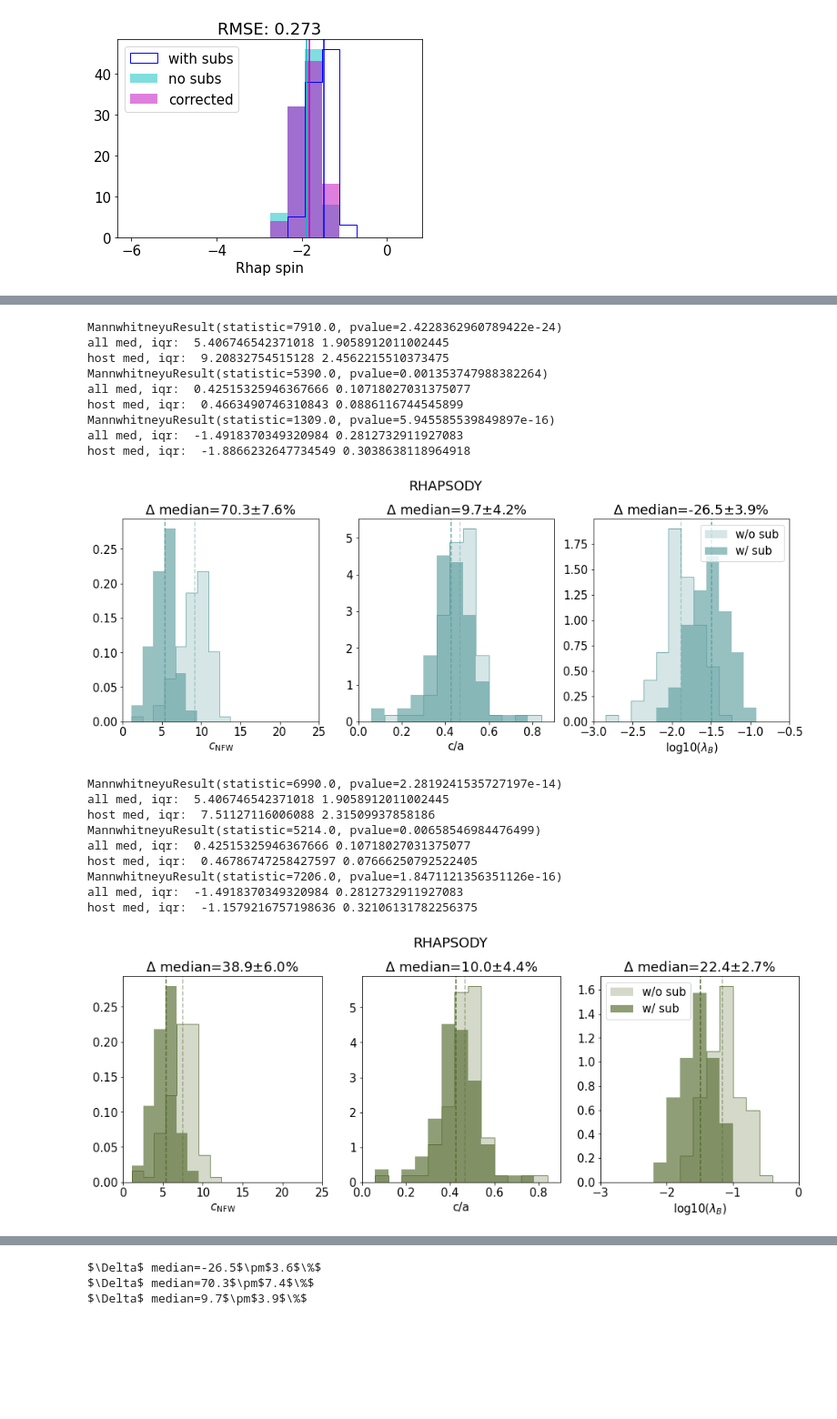
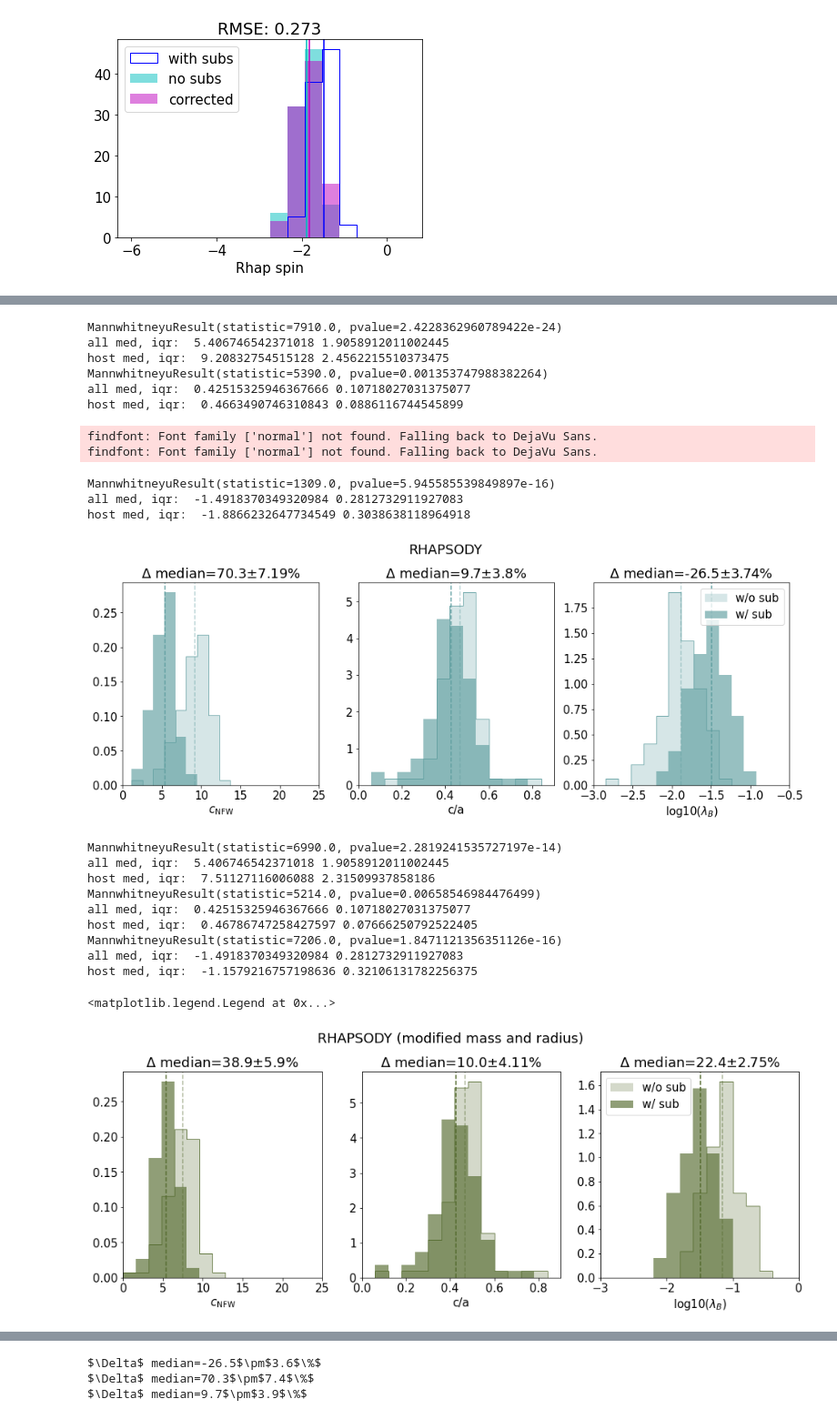
Before and after one commit to lmezini/SubhaloProperties, a Jupyter notebook: data_analysis.ipynb, the cells around one changed output, grey strips where cells are left out. Shown: that part at 91% size. Saved outputs shown, nothing was run; the diff lists cells and outputs as text; code cells hidden in the pictures; blank space fills up the shorter version.

```diff
--- a/data_analysis.ipynb
+++ b/data_analysis.ipynb
@@ -48,10 +48,11 @@ df_all_rhap_rock = data_all_rhap_rock.to_pandas()
 #data_ns_rhap_rm = ascii.read('host_rhap_rock_mass.table') #rhapsody no subhalos,rockstar Mvir
 #df_ns_rhap_rm = data_ns_rhap_rm.to_pandas()
 
-df_all_rhap_rm = ascii.read('rhap_all_props_recalc.table').to_pandas()
-df_ns_rhap_rm = ascii.read('rhap_host_props_recalc.table').to_pandas()
+df_all_rhap_rm = ascii.read('rhap_all_props_1rvir.table').to_pandas()
+df_ns_rhap_rm = ascii.read('rhap_host_props_1rvir.table').to_pandas()
 
-df_ns_rhap_rm_new_rvir = ascii.read('rhap_all_props_new_mvir_rvir.table').to_pandas()
+df_ns_rhap_rm_new_rvir = ascii.read('rhap_host_props_new_rvir_mvir.table').to_pandas()
+df_ns_mwm_rm_new_rvir = ascii.read('mwm_host_new_rvir_mvir.table').to_pandas()
 
 data_og_mmmz = ascii.read('host_og_vals_mw_new2.table') #milky way data from hlists w/ scale factor info
 df_og_mmmz = data_og_mmmz.to_pandas()
@@ -89,9 +90,13 @@ rhap_no_norm_shape = np.load('rhap_w_sub_shape.npz')['c_to_a']
 rhap_host_shape_no_norm = np.load('rhap_host_shape_no_norm.npz')['c_to_a']
 rhap_no_norm_shape_1_it = np.load('rhap_host_shape_no_norm_1_it.npz')['c_to_a']
 
-recalc_rvir_mvir = np.load('recalc_rvir_mvir_host.npz')
-recalc_rvir = recalc_rvir_mvir['rvir']
-recalc_mvir = recalc_rvir_mvir['mvir']
+rhap_recalc_rvir_mvir = np.load('recalc_rvir_mvir_host.npz')
+rhap_recalc_rvir = rhap_recalc_rvir_mvir['rvir']
+rhap_recalc_mvir = rhap_recalc_rvir_mvir['mvir']
+
+mwm_recalc_rvir_mvir = np.load('mwm_recalc_rvir_mvir_host.npz')
+mwm_recalc_rvir = mwm_recalc_rvir_mvir['rvir']
+mwm_recalc_mvir = mwm_recalc_rvir_mvir['mvir']
 # %%
 rhap_sub_masses = np.load('sub_masses.npy')
 mwm_sub_masses = np.load('mwm_sub_mass.npy')
@@ -718,7 +687,7 @@ err1 = np.sqrt( np.std(df_all_rhap_rm['calc_cs'])**2 + np.std(df_ns_rhap_rm['cal
 err2 = diff*np.sqrt( (err1/(np.median(df_all_rhap_rm['calc_cs'])-np.median(df_ns_rhap_rm['calc_cs'])))**2+ (np.std(df_all_rhap_rm['calc_cs'])/np.median(df_all_rhap_rm['calc_cs']))**2 )
 diff = -100*(np.median((df_all_rhap_rm['calc_cs']))-np.median((df_ns_rhap_rm['calc_cs'])))/np.median((df_all_rhap_rm['calc_cs']))
 err_margin = 100*get_med_shift_err(df_all_rhap_rm['calc_cs'],df_ns_rhap_rm['calc_cs'],n_smpls=n_samples)
-textstr = '$\Delta$ median={}$\pm${}$\%$'.format(round(diff,1),round(err_margin,1))
+textstr = '$\Delta$ median={}$\pm${}$\%$'.format(round(diff,1),round(err_margin,2))
 
 ax1.set_title(textstr)#,fontsize=15)
 ax1.set_xlabel('$c_\mathrm{NFW}$',fontsize=15)
@@ -741,7 +710,7 @@ print("host med, iqr: ",np.median(df_ns_rhap_rm['calc_shape']),iqr(df_ns_rhap_rm
 
 diff = -100*(np.median((df_all_rhap_rm['calc_shape']))-np.median((df_ns_rhap_rm['calc_shape'])))/np.median((df_all_rhap_rm['calc_shape']))
 err_margin = 100*get_med_shift_err(df_all_rhap_rm['calc_shape'],df_ns_rhap_rm['calc_shape'],n_smpls=n_samples)
-textstr = '$\Delta$ median={}$\pm${}$\%$'.format(round(diff,1),round(err_margin,1))
+textstr = '$\Delta$ median={}$\pm${}$\%$'.format(round(diff,1),round(err_margin,2))
 
 ax2.set_title(textstr)#,fontsize=15)
 
@@ -766,11 +735,11 @@ ax3.axvline(np.median(np.log10(df_ns_rhap_rm['calc_spin'])),linestyle = '--',col
 
 diff = 100*(np.median(np.log10(df_all_rhap_rm['calc_spin']))-np.median(np.log10(df_ns_rhap_rm['calc_spin'])))/np.median(np.log10(df_all_rhap_rm['calc_spin']))
 err_margin = 100*get_med_shift_err(np.log10(df_all_rhap_rm['calc_spin']),np.log10(df_ns_rhap_rm['calc_spin']),n_smpls=n_samples)
-textstr = '$\Delta$ median={}$\pm${}$\%$'.format(round(diff,1),round(err_margin,1))
+textstr = '$\Delta$ median={}$\pm${}$\%$'.format(round(diff,1),round(err_margin,2))
 ax3.set_xlim(-3,-0.5)
 ax3.set_title(textstr)
 ax3.legend()
-plt.savefig('rhap_host_ws_wos_rm_compare.png',bbox_inches='tight')
+#plt.savefig('rhap_host_ws_wos_rm_compare.png',bbox_inches='tight',dpi=200)
 # %% [output]
 MannwhitneyuResult(statistic=7910.0, pvalue=2.4228362960789422e-24)
 all med, iqr:  5.406746542371018 1.9058912011002445
@@ -778,10 +747,12 @@ host med, iqr:  9.20832754515128 2.4562215510373475
 MannwhitneyuResult(statistic=5390.0, pvalue=0.001353747988382264)
 all med, iqr:  0.42515325946367666 0.10718027031375077
 host med, iqr:  0.4663490746310843 0.0886116744545899
-MannwhitneyuResult(statistic=1309.0, pvalue=5.945585539849897e-16)
-all med, iqr:  -1.4918370349320984 0.2812732911927083
-host med, iqr:  -1.8866232647734549 0.3038638118964918
+findfont: Font family ['normal'] not found. Falling back to DejaVu Sans.
+findfont: Font family ['normal'] not found. Falling back to DejaVu Sans.
+MannwhitneyuResult(statistic=1309.0, pvalue=5.945585539849897e-16)
+all med, iqr:  -1.4918370349320984 0.2812732911927083
+host med, iqr:  -1.8866232647734549 0.3038638118964918
-[figure, old version]
+[figure, new version]
 # %%
 font = {'family' : 'normal',
         'weight' : 'normal',
@@ -791,10 +762,9 @@ color='darkolivegreen'
 n_samples = len(df_all_rhap_rm)
 rc('font', **font)
 fig, (ax1, ax2, ax3) = plt.subplots(1, 3,figsize=(16,5))
-fig.suptitle('RHAPSODY',y=1.025)
+fig.suptitle('RHAPSODY (modified mass and radius)',y=1.025)
 plt.rcParams['axes.facecolor'] = '1.'
-bins = np.arange(min(df_all_rhap_rm['calc_cs']),15.0,1.4)
-
+bins = np.arange(0,25.0,1.6)
 ax1.hist(df_ns_rhap_rm_new_rvir['calc_cs'],alpha=0.25,bins = bins,label='Subs Excluded',density=True,color=color)
 ax1.hist(df_ns_rhap_rm_new_rvir['calc_cs'],alpha=0.8,bins = bins,density=True,color=color,histtype='step')
 ax1.hist(df_all_rhap_rm['calc_cs'],alpha=0.65,bins = bins,density=True,label='Subs Included',color=color)
@@ -814,7 +784,7 @@ err1 = np.sqrt( np.std(df_all_rhap_rm['calc_cs'])**2 + np.std(df_ns_rhap_rm_new_
 err2 = diff*np.sqrt( (err1/(np.median(df_all_rhap_rm['calc_cs'])-np.median(df_ns_rhap_rm_new_rvir['calc_cs'])))**2+ (np.std(df_all_rhap_rm['calc_cs'])/np.median(df_all_rhap_rm['calc_cs']))**2 )
 diff = -100*(np.median((df_all_rhap_rm['calc_cs']))-np.median((df_ns_rhap_rm_new_rvir['calc_cs'])))/np.median((df_all_rhap_rm['calc_cs']))
 err_margin = 100*get_med_shift_err(df_all_rhap_rm['calc_cs'],df_ns_rhap_rm_new_rvir['calc_cs'],n_smpls=n_samples)
-textstr = '$\Delta$ median={}$\pm${}$\%$'.format(round(diff,1),round(err_margin,1))
+textstr = '$\Delta$ median={}$\pm${}$\%$'.format(round(diff,1),round(err_margin,2))
 
 ax1.set_title(textstr)#,fontsize=15)
 ax1.set_xlabel('$c_\mathrm{NFW}$',fontsize=15)
@@ -837,7 +807,7 @@ print("host med, iqr: ",np.median(df_ns_rhap_rm_new_rvir['calc_shape']),iqr(df_n
 
 diff = -100*(np.median((df_all_rhap_rm['calc_shape']))-np.median((df_ns_rhap_rm_new_rvir['calc_shape'])))/np.median((df_all_rhap_rm['calc_shape']))
 err_margin = 100*get_med_shift_err(df_all_rhap_rm['calc_shape'],df_ns_rhap_rm_new_rvir['calc_shape'],n_smpls=n_samples)
-textstr = '$\Delta$ median={}$\pm${}$\%$'.format(round(diff,1),round(err_margin,1))
+textstr = '$\Delta$ median={}$\pm${}$\%$'.format(round(diff,1),round(err_margin,2))
 
 ax2.set_title(textstr)#,fontsize=15)
 
@@ -848,33 +818,34 @@ ax3.hist(np.log10(df_all_rhap_rm['calc_spin']),alpha=.65,bins=bins,density=True,
 
 #ax3.hist(np.log10(df_all_rhap_rm['calc_spin']),histtype='step',alpha=0.5,bins=bins,density=True,color='#810f7c')
 #ax3.hist(np.log10(df_ns_rhap_rm_new_rvir['calc_spin']),histtype='step',alpha=0.5,bins=bins,density=True,color='#74a9cf')
 ax3.set_xlabel('log10($\lambda_{B}$)',fontsize=15)
 
 cut = np.argsort(rhap_mass_scale)[0:n_samples]
 
 print(mannwhitneyu(np.log10(df_ns_rhap_rm_new_rvir['calc_spin']), np.log10(df_all_rhap_rm['calc_spin'])))
 print("all med, iqr: ",np.median(np.log10(df_all_rhap_rm['calc_spin'])),iqr(np.log10(df_all_rhap_rm['calc_spin'])))
 print("host med, iqr: ",np.median(np.log10(df_ns_rhap_rm_new_rvir['calc_spin'])),iqr(np.log10(df_ns_rhap_rm_new_rvir['calc_spin'])))
 
 ax3.axvline(np.median(np.log10(df_all_rhap_rm['calc_spin'])),linestyle = '--',color=color)
 ax3.axvline(np.median(np.log10(df_ns_rhap_rm_new_rvir['calc_spin'])),linestyle = '--',color=color,alpha=0.45)
 #diff = 100*(np.median(np.log10(df_all_rhap_rm['calc_spin']))-np.median(np.log10(df_ns_rhap_rm_new_rvir['calc_spin'])))/np.median(np.log10(df_all_rhap_rm['calc_spin']))
 
 diff = 100*(np.median(np.log10(df_all_rhap_rm['calc_spin']))-np.median(np.log10(df_ns_rhap_rm_new_rvir['calc_spin'])))/np.median(np.log10(df_all_rhap_rm['calc_spin']))
 err_margin = 100*get_med_shift_err(np.log10(df_all_rhap_rm['calc_spin']),np.log10(df_ns_rhap_rm_new_rvir['calc_spin']),n_smpls=n_samples)
-textstr = '$\Delta$ median={}$\pm${}$\%$'.format(round(diff,1),round(err_margin,1))
+textstr = '$\Delta$ median={}$\pm${}$\%$'.format(round(diff,1),round(err_margin,2))
 ax3.set_xlim(-3,0.0)
 ax3.set_title(textstr)
 ax3.legend()
-plt.savefig('rhap_host_ws_wos_rm_compare_new_radii.png',bbox_inches='tight')
+#plt.savefig('rhap_host_ws_wos_rm_compare_new_radii.png',bbox_inches='tight',dpi=200)
 # %% [output]
 MannwhitneyuResult(statistic=6990.0, pvalue=2.2819241535727197e-14)
 all med, iqr:  5.406746542371018 1.9058912011002445
 host med, iqr:  7.51127116006088 2.31509937858186
 MannwhitneyuResult(statistic=5214.0, pvalue=0.00658546984476499)
 all med, iqr:  0.42515325946367666 0.10718027031375077
 host med, iqr:  0.46786747258427597 0.07666250792522405
 MannwhitneyuResult(statistic=7206.0, pvalue=1.8471121356351126e-16)
 all med, iqr:  -1.4918370349320984 0.2812732911927083
 host med, iqr:  -1.1579216757198636 0.32106131782256375
+<matplotlib.legend.Legend at 0x...>
-[figure, old version]
+[figure, new version]
```
Also changed, not shown: parts of 49 cells of this notebook, 12 other files.
